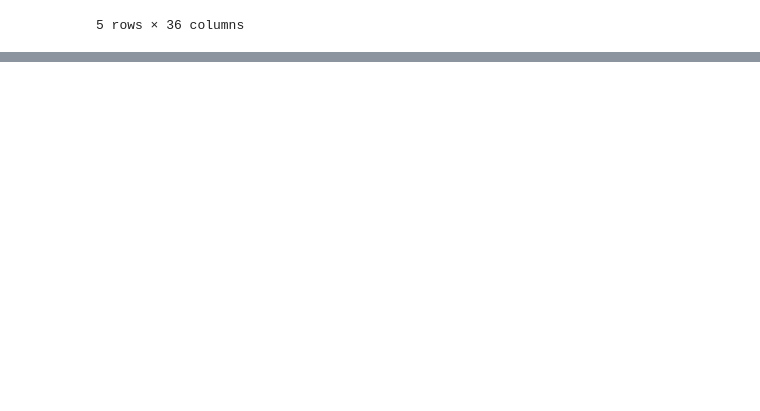
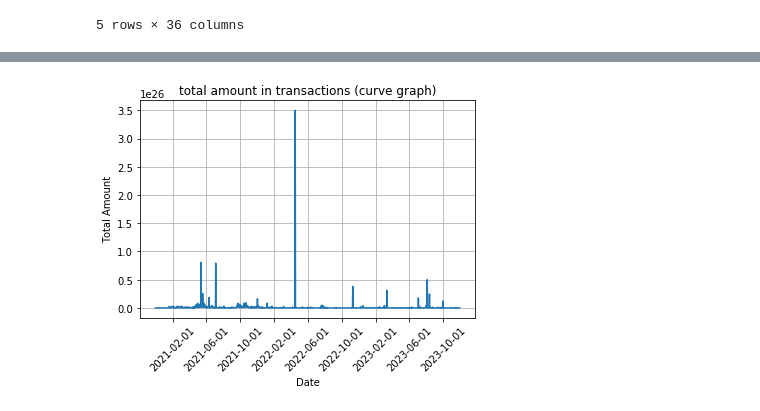
Before and after one commit to 2281469043/DeFi-Analysis, a Jupyter notebook: src/qinh2_dp2.ipynb, the cells around one changed output, grey strips where cells are left out. Saved outputs shown, nothing was run; the diff lists cells and outputs as text; code cells hidden in the pictures; blank space fills up the shorter version.

```diff
--- a/src/qinh2_dp2.ipynb
+++ b/src/qinh2_dp2.ipynb
@@ -51,0 +59,6 @@ plt.show()
+# %%
+# convert timestamp to datetime
+df_pandas['DateTime'] = pd.to_datetime(df_pandas['timestamp'], unit='s')
+
+# group by date and sum the amounts
+grouped_df = df_pandas.groupby(df_pandas['DateTime'].dt.date)['amount'].sum().reset_index()
@@ -51,0 +78,13 @@ plt.show()
+# %%
+# plot the line graph
+plt.plot(grouped_df['DateTime'].values, grouped_df['amount'].values)
+plt.title("total amount in transactions (curve graph)")
+plt.xlabel("Date")
+plt.ylabel("Total Amount")
+# Format x-axis to display dates in "YYYY-MM-DD" format
+plt.gca().xaxis.set_major_formatter(plt.matplotlib.dates.DateFormatter('%Y-%m-%d'))
+plt.xticks(rotation=45)  # rotate x-axis labels for better readability
+plt.grid(True)
+plt.show()
+# %% [output]
+[figure, added]
```
Also changed, not shown: parts of 7 cells of this notebook.
